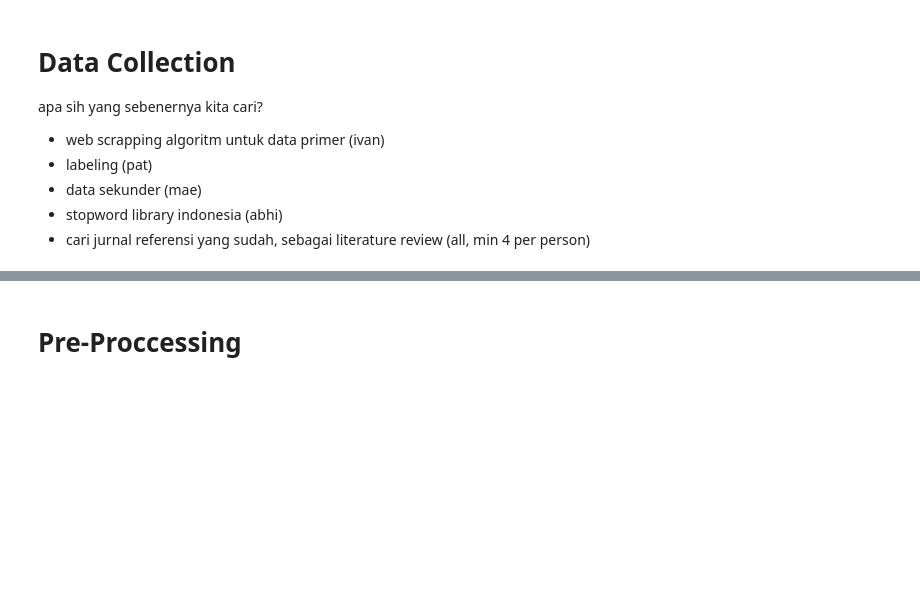
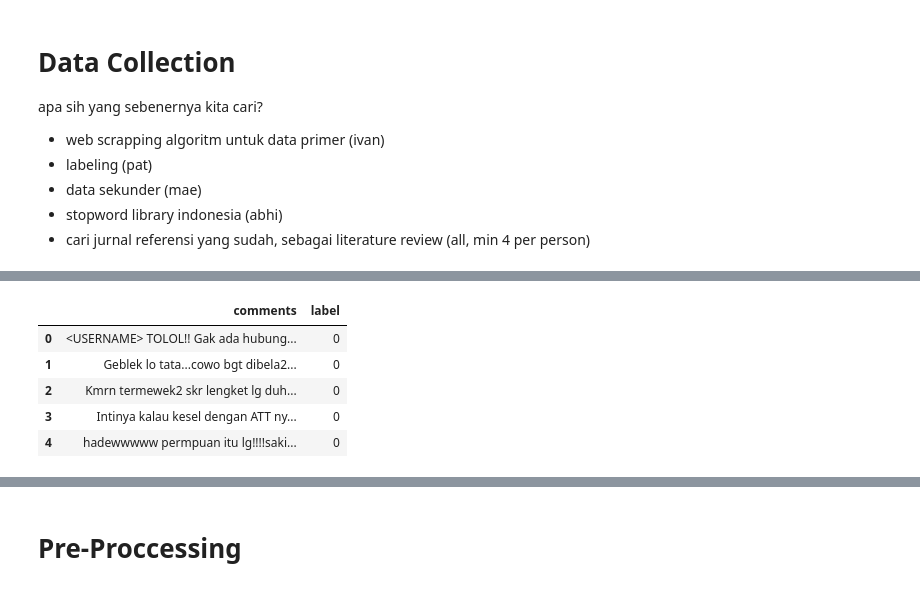
Before and after one commit to AureliusIvan/Sentiment-Analysis-of-Indonesia-Presidential-Election-2024-based-on-Instagram-Comments, a Jupyter notebook: NB.ipynb, the cells around one changed output, grey strips where cells are left out. Cells and saved outputs as stored; diff of their text form; code cells hidden in the pictures; blank space fills up the shorter version.

```diff
--- a/NB.ipynb
+++ b/NB.ipynb
@@ -45 +31,20 @@ anies_after = pd.read_csv('./Dataset/Anies/anies_after.csv')
+# %%
+import pandas as pd
+import numpy as np
+
+# import dataset
+# [ Primary Dataset ]
+anies_before = pd.read_csv('./Dataset/Anies/anies_before.csv')
+anies_after = pd.read_csv('./Dataset/Anies/anies_after.csv')
+ganjar_before = pd.read_csv('./Dataset/Ganjar/ganjar_before.csv')
+ganjar_after = pd.read_csv('./Dataset/Ganjar/ganjar_after.csv')
+prabowo_before = pd.read_csv('./Dataset/Prabowo/prabowo_before.csv')
+prabowo_after = pd.read_csv('./Dataset/Prabowo/prabowo_after.csv')
+
+# [ Secondary Dataset ]
+instagram_cyber_comments = pd.read_csv('./Dataset/dataset_komentar_instagram_cyberbullying.csv')
+tweet_tv = pd.read_csv('./Dataset/dataset_tweet_sentimen_tayangan_tv.csv')
+tweet_pilkada = pd.read_csv('./Dataset/dataset_tweet_sentiment_pilkada_DKI_2017.csv')
+tweet_opini_film = pd.read_csv('./Dataset/dataset_tweet_sentiment_opini_film.csv')
+tweet_cellular = pd.read_csv('./Dataset/dataset_tweet_sentiment_cellular_service_provider.csv')
 # %% [markdown]
@@ -48,0 +52,73 @@ anies_after = pd.read_csv('./Dataset/Anies/anies_after.csv')
+# %%
+# 1: positive, 0: negative
+
+# data integration
+# instagram_cyber_comments
+# instagram_cyber_comments['label'] = 1
+# change label name to 'comments'
+instagram_cyber_comments.rename(columns={'Instagram Comment Text': 'comments'}, inplace=True)
+# mapping sentiment
+instagram_cyber_comments['Sentiment'] = instagram_cyber_comments['Sentiment'].map({'positive': 1, 'negative': 0})
+instagram_cyber_comments['label'] = instagram_cyber_comments['Sentiment'].astype(int)
+# drop unused columns
+instagram_cyber_comments.drop(columns=['Id', 'Sentiment'], inplace=True)
+# display(instagram_cyber_comments.head())
+#change data type to string to ensure all data type is string
+instagram_cyber_comments['comments'] = instagram_cyber_comments['comments'].astype(str)
+
+# tweet_tv
+# change label name to 'comments'
+tweet_tv.rename(columns={'Tweet': 'comments'}, inplace=True)
+# mapping sentiment
+tweet_tv['Sentiment'] = tweet_tv['Sentiment'].map({'positive': 1, 'negative': 0})
+tweet_tv['label'] = tweet_tv['Sentiment'].astype(int)
+tweet_tv.rename(columns={'Text Tweet': 'comments'}, inplace=True)
+tweet_tv.drop(columns=['Id', 'Sentiment', "Jumlah Retweet", "Acara TV"], inplace=True)
+#change data type to string to ensure all data type is string
+tweet_tv['comments'] = tweet_tv['comments'].astype(str)
+
+# tweet_pilkada
+# tweet_pilkada add new column 'label'
+# tweet_pilkada['label'] = tweet_pilkada['Sentiment'].map({'positive': 1, 'negative': 0}).astype(int)
+tweet_pilkada['Sentiment'] = tweet_pilkada['Sentiment'].map({'positive': 1, 'negative': 0}).astype(int)
+# tweet_pilkada['label'] = tweet_pilkada['Sentiment'].astype(int)
+tweet_pilkada = tweet_pilkada[['Sentiment', 'Text Tweet']]
+tweet_pilkada.rename(columns={'Text Tweet': 'comments'}, inplace=True)
+tweet_pilkada.rename(columns={'Sentiment': 'label'}, inplace=True)
+#change data type to string to ensure all data type is string
+tweet_pilkada['comments'] = tweet_pilkada['comments'].astype(str)
+
+# tweet_opini_film
+# change label name to 'comments'
+tweet_opini_film.rename(columns={'Tweet': 'comments'}, inplace=True)
+# mapping sentiment
+tweet_opini_film['Sentiment'] = tweet_opini_film['Sentiment'].map({'positive': 1, 'negative': 0})
+tweet_opini_film['label'] = tweet_opini_film['Sentiment'].astype(int)
+tweet_opini_film.drop(columns=['Id', 'Sentiment'], inplace=True)
+tweet_opini_film.rename(columns={'Text Tweet': 'comments'}, inplace=True)
+#change data type to string to ensure all data type is string
+tweet_opini_film['comments'] = tweet_opini_film['comments'].astype(str)
+
+# tweet_cellular
+# change label name to 'comments'
+tweet_cellular.rename(columns={'Tweet': 'comments'}, inplace=True)
+# mapping sentiment
+tweet_cellular['Sentiment'] = tweet_cellular['Sentiment'].map({'positive': 1, 'negative': 0})
+tweet_cellular['label'] = tweet_cellular['Sentiment'].astype(int)
+tweet_cellular.drop(columns=['Id', 'Sentiment'], inplace=True)
+tweet_cellular.rename(columns={'Text Tweet': 'comments'}, inplace=True)
+# integrate all secondary dataset
+secondary_dataset = pd.concat([instagram_cyber_comments, tweet_tv, tweet_pilkada, tweet_opini_film, tweet_cellular], ignore_index=True)
+#change data type to string to ensure all data type is string
+secondary_dataset['comments'] = secondary_dataset['comments'].astype(str)
+
+display(secondary_dataset.head())
+# convert to csv
+# secondary_dataset.to_csv('./Dataset/secondary_dataset.csv', index=False)
+# %% [output]
+|  | comments | label |
+| 0 | <USERNAME> TOLOL!! Gak ada hubung... | 0 |
+| 1 | Geblek lo tata...cowo bgt dibela2... | 0 |
+| 2 | Kmrn termewek2 skr lengket lg duh... | 0 |
+| 3 | Intinya kalau kesel dengan ATT ny... | 0 |
+| 4 | hadewwwww permpuan itu lg!!!!saki... | 0 |
```
Also changed, not shown: parts of 41 cells of this notebook, 14 other files.
